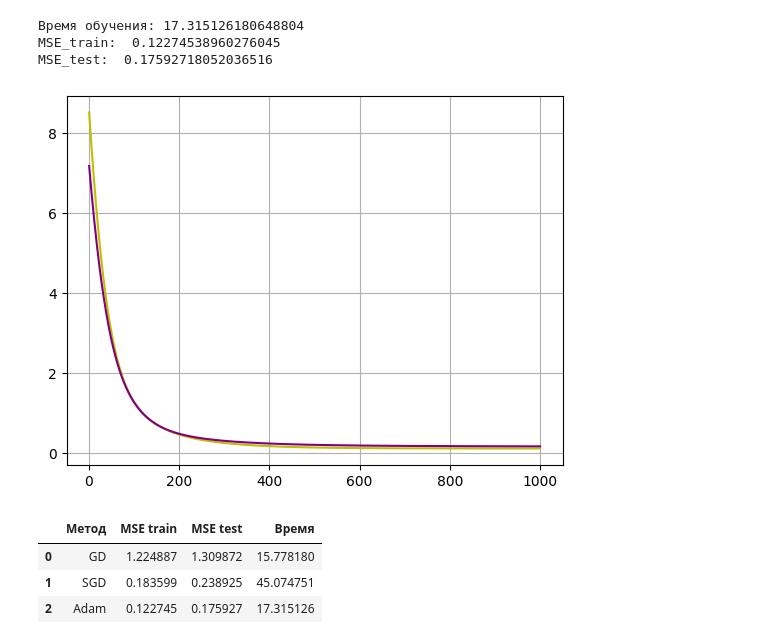
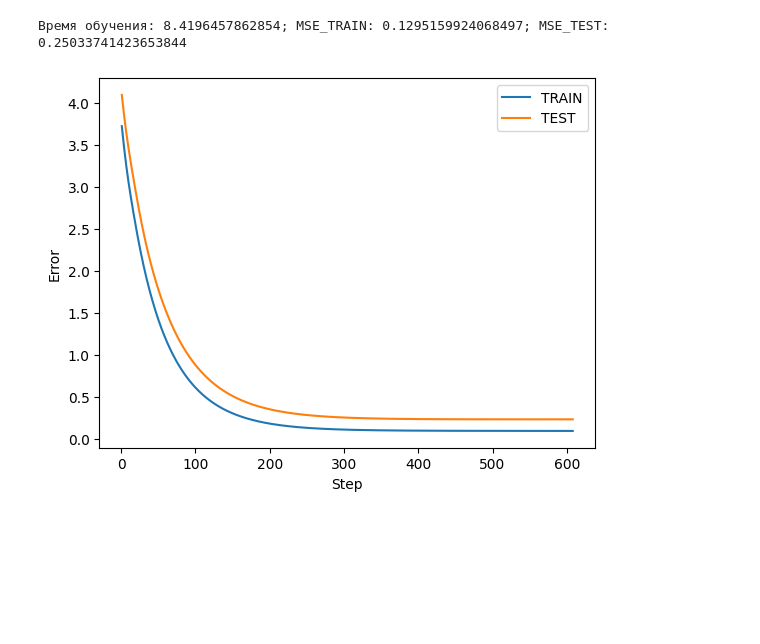
Before and after one commit to alexndremelyanov/_, a Jupyter notebook: L5.ipynb, the cells around one changed output. Cells and saved outputs as stored; diff of their text form; code cells hidden in the pictures; blank space fills up the shorter version.

```diff
--- a/L5.ipynb
+++ b/L5.ipynb
@@ -43,4 +29,9 @@ categorical_features = ['year','platform' , 'genre','publisher']
 # %%
+numeric_features = ['na_sales','eu_sales','other_sales']
+categorical_features = ['platform','genre','year','publisher']
+
 encoder = OneHotEncoder(sparse_output=False)
 encoded_features = encoder.fit_transform(data[categorical_features])
+
 x = np.hstack((data[numeric_features].values, encoded_features))
+y = data["jp_sales"]
@@ -49,2 +38,2 @@ y = data["jp_sales"]
 # %%
-x_train, x_test, y_train, y_test = train_test_split(x, y, test_size=0.2, random_state=42)
+x_train, x_test, y_train, y_test = train_test_split(x, y, test_size=0.3, random_state=100)
@@ -106,5 +89,9 @@ class LinearRegressionGD:
 
     def MAPE(self, X, y):
         return abs((y - self.predict(X))/y).mean()
+# %%
+LEARNING_RATE = 0.01
+MAX_ITERATIONS = 2000
+TOLERANCE_CONVERGENCE = 1e-3
 # %%
 start_time = time.time()
@@ -221,7 +205,7 @@ y_train = y_train.reset_index(drop=True)
 y_test = y_test.reset_index(drop=True)
 # %%
 class ADAM:
-  def __init__(self, lr=0.01, max_iter=100, tol=1e-3, intercept = True, beta1=0.9, beta2=0.999, epsylon = 1e-8):
+  def __init__(self, lr=LEARNING_RATE, max_iter=MAX_ITERATIONS, tol=TOLERANCE_CONVERGENCE, intercept = True, beta1=0.9, beta2=0.999, epsylon = 1e-8):
     self.learning_rate = lr
     self.max_iteration = max_iter
     self.tolerance_convergence  = tol
@@ -277,31 +261,22 @@ class ADAM:
       return ((y - self.predict(X)).T @ (y - self.predict(X))) / len(y)
 # %%
 start_time = time.time()
-modelADAM = ADAM(lr=0.01, max_iter=1000, tol=1e-3, intercept = True, beta1=0.9, beta2=0.999, epsylon = 1e-8)
-stepsADAM1, errorsADAM1, errorsADAM2 = modelADAM.fit(x_train, y_train, x_test, y_test)
-timeA = time.time() - start_time
-print("Время обучения:", timeA)
-MSE_A_train = modelADAM.MSE(x_train, y_train)
-MSE_A_test = modelADAM.MSE(x_test, y_test)
-print("MSE_train: ", MSE_A_train)
-print("MSE_test: ", MSE_A_test)
+modelADAM = ADAM(lr=LEARNING_RATE, max_iter=MAX_ITERATIONS, tol=TOLERANCE_CONVERGENCE, intercept = True, beta1=0.9, beta2=0.999, epsylon = 1e-8)
+ADAM_STEPS,ADAM_ERRORS_TRAIN, ADAM_ERRORS_TEST = modelADAM.fit(x_train, y_train, x_test, y_test)
 
-plt.plot(stepsADAM1, errorsADAM1, label = 'MSE train', color='y')
-plt.plot(stepsADAM1, errorsADAM2, label = 'MSE test', color='purple')
+ADAM_STUDY_TIME = time.time() - start_time
+
+ADAM_MSE_TRAIN = modelADAM.MSE(x_train, y_train)
+ADAM_MSE_TEST = modelADAM.MSE(x_test, y_test)
+
+print(f'Время обучения: {ADAM_STUDY_TIME}; MSE_TRAIN: {SGD_MSE_TRAIN}; MSE_TEST: {SGD_MSE_TEST}')
+plt.plot(ADAM_STEPS, ADAM_ERRORS_TRAIN, label = 'TRAIN')
+plt.plot(ADAM_STEPS, ADAM_ERRORS_TEST, label = 'TEST')
+plt.ylabel('Error')
+plt.xlabel('Step')
 plt.grid()
+plt.legend()
+plt.grid()
 # %% [output]
-Время обучения: 17.315126180648804
-MSE_train:  0.12274538960276045
-MSE_test:  0.17592718052036516
+Время обучения: 8.4196457862854; MSE_TRAIN: 0.1295159924068497; MSE_TEST: 0.25033741423653844
-[figure, old version]
+[figure, new version]
-# %%
-result = pd.DataFrame(columns=['Метод','MSE train','MSE test', 'Время'])
-result.loc[0] = ['GD', MSE_GD_train, MSE_GD_test, timeGD]
-result.loc[1] = ['SGD', MSE_SGD_train, MSE_SGD_test, timeSGD]
-result.loc[2] = ['Adam', MSE_A_train, MSE_A_test, timeA]
-result
-# %% [output]
-|  | Метод | MSE train | MSE test | Время |
-| 0 | GD | 1.224887 | 1.309872 | 15.778180 |
-| 1 | SGD | 0.183599 | 0.238925 | 45.074751 |
-| 2 | Adam | 0.122745 | 0.175927 | 17.315126 |
```
Also changed, not shown: parts of 15 cells of this notebook.
